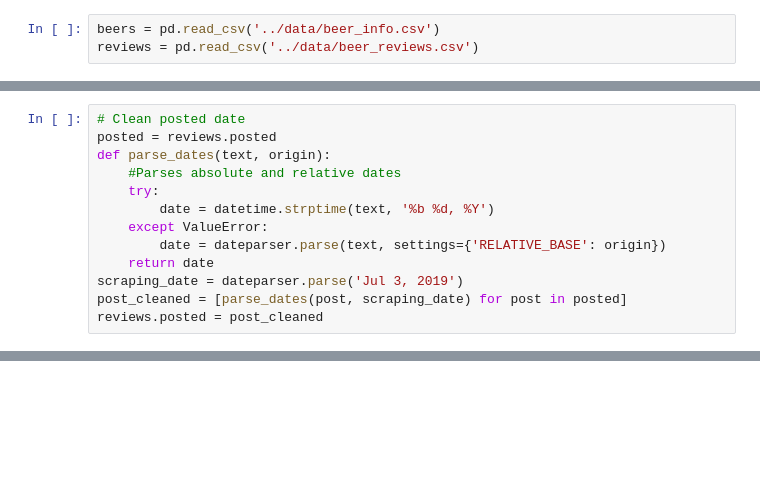
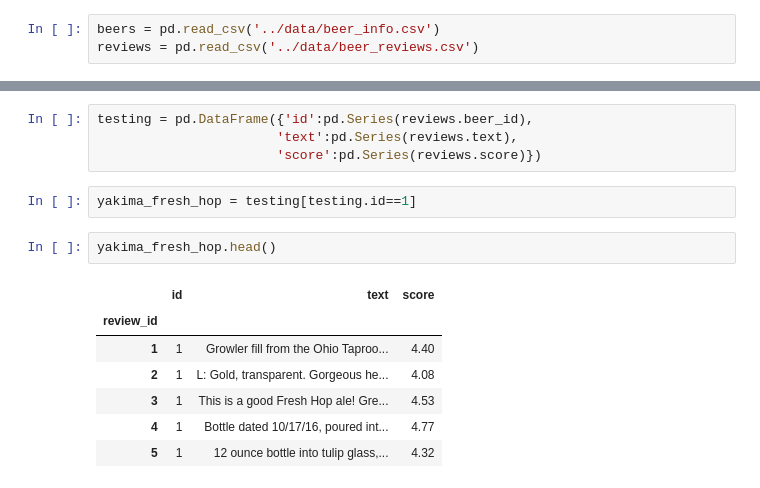
Before and after one commit to charliesusername/Beer-Advisor, a Jupyter notebook: processor/data_processor.py.ipynb, the cells around one changed output, grey strips where cells are left out. Cells and saved outputs as stored; diff of their text form; blank space fills up the shorter version.

```diff
--- a/processor/data_processor.py.ipynb
+++ b/processor/data_processor.py.ipynb
@@ -53,13 +54,0 @@ reviews.ratings = ratings
-# %%
-# Clean posted date
-posted = reviews.posted
-def parse_dates(text, origin):
-    #Parses absolute and relative dates
-    try:
-        date = datetime.strptime(text, '%b %d, %Y')
-    except ValueError:
-        date = dateparser.parse(text, settings={'RELATIVE_BASE': origin})
-    return date
-scraping_date = dateparser.parse('Jul 3, 2019')
-post_cleaned = [parse_dates(post, scraping_date) for post in posted]
-reviews.posted = post_cleaned
@@ -105,0 +81,16 @@ beers.brewery.unique()[0]
+# %%
+testing = pd.DataFrame({'id':pd.Series(reviews.beer_id),
+                       'text':pd.Series(reviews.text),
+                       'score':pd.Series(reviews.score)})
+# %%
+yakima_fresh_hop = testing[testing.id==1]
+# %%
+yakima_fresh_hop.head()
+# %% [output]
+|  | id | text | score |
+| review_id |  |  |  |
+| 1 | 1 | Growler fill from the Ohio Taproo... | 4.40 |
+| 2 | 1 | L: Gold, transparent. Gorgeous he... | 4.08 |
+| 3 | 1 | This is a good Fresh Hop ale! Gre... | 4.53 |
+| 4 | 1 | Bottle dated 10/17/16, poured int... | 4.77 |
+| 5 | 1 | 12 ounce bottle into tulip glass,... | 4.32 |
```
Also changed, not shown: parts of 21 cells of this notebook.
